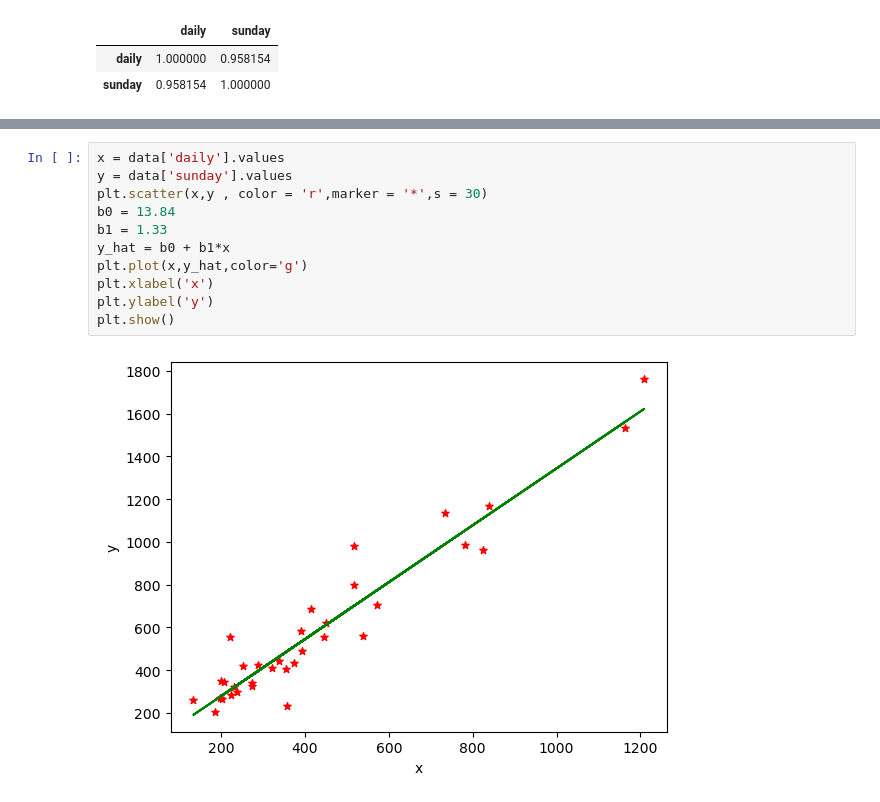
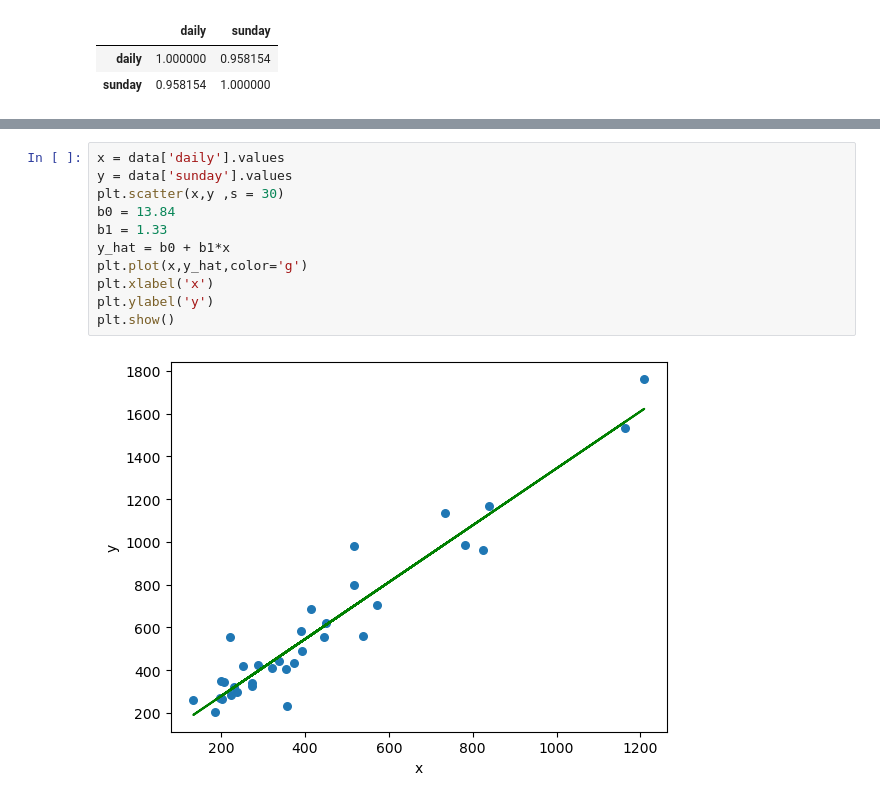
Before and after one commit to AbhinavAlluvada/DevProgram, a Jupyter notebook: SimpleLinearRegression.ipynb, the cells around one changed output, grey strips where cells are left out. Drawn from its saved outputs; the diff is of its cells as text.

```diff
--- a/SimpleLinearRegression.ipynb
+++ b/SimpleLinearRegression.ipynb
@@ -164,13 +168,13 @@ Notes:
 # %%
 x = data['daily'].values
 y = data['sunday'].values
-plt.scatter(x,y , color = 'r',marker = '*',s = 30)
+plt.scatter(x,y ,s = 30)
 b0 = 13.84
 b1 = 1.33
 y_hat = b0 + b1*x
 plt.plot(x,y_hat,color='g')
 plt.xlabel('x')
 plt.ylabel('y')
 plt.show()
 # %% [output]
-[figure, old version]
+[figure, new version]
```
Also changed, not shown: parts of 7 cells of this notebook, 1 other file.
